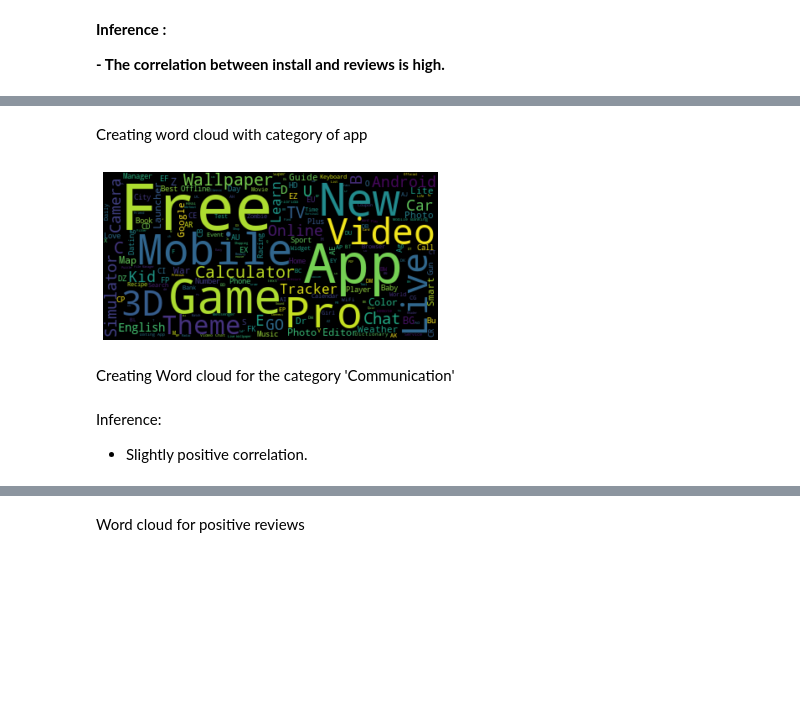
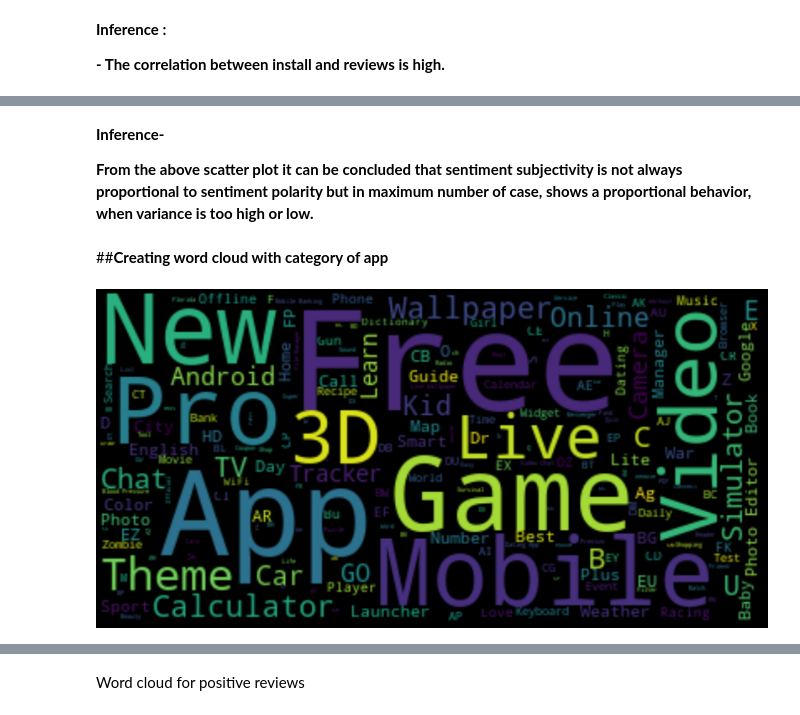
Before and after one commit to iotaminus1/Playstore-and-User-Review-Data-Analysis, a Jupyter notebook: Team_NoteBook_Play_Store_App_Review_Analysis_Capstone_Project.ipynb, the cells around one changed output, grey strips where cells are left out. Saved outputs shown, nothing was run; the diff lists cells and outputs as text; code cells hidden in the pictures; blank space fills up the shorter version.

```diff
--- a/Team_NoteBook_Play_Store_App_Review_Analysis_Capstone_Project.ipynb
+++ b/Team_NoteBook_Play_Store_App_Review_Analysis_Capstone_Project.ipynb
@@ -902,22 +947,30 @@ plt.show();
+# %% [markdown]
+**Inference-**
+
+**From the above scatter plot it can be concluded that sentiment subjectivity is not always proportional to sentiment polarity but in maximum number of case, shows a proportional behavior, when variance is too high or low.**
 # %%
 #word cloud imports
 from os import path
 from PIL import Image
 from wordcloud import WordCloud, STOPWORDS, ImageColorGenerator
 # %% [markdown]
-Creating word cloud with category of app
+##**Creating word cloud with category of app**
 # %%
 #subsetting df
 df_word_cloud = PS_rew_data[['Category','App']]
 text = " ".join(word for word in df_word_cloud.App)
 # Create stopword list:
 stopwords = set(STOPWORDS)
 # Generate a word cloud image
 wordcloud = WordCloud(stopwords=stopwords, background_color="black").generate(text)
 # Display the generated image:
 # the matplotlib way:
+fig = plt.figure(
+    figsize = (30,30),
+    facecolor = 'k',
+    edgecolor = 'k')
 plt.imshow(wordcloud, interpolation='bilinear')
 plt.axis("off")
 plt.show()
 # %% [output]
-[figure, old version]
+[figure, new version]
@@ -939,2 +976,0 @@ def func_select_Category(category_name):
-# %% [markdown]
-Creating Word cloud for the category 'Communication'
@@ -945,4 +977 @@ sns.lmplot(x='Sentiment_Polarity', y='Sentiment_Subjectivity', data= user_review
-# %% [markdown]
-Inference:
-- Slightly positive correlation.
 # %% [markdown]
```
Also changed, not shown: parts of 32 cells of this notebook.
